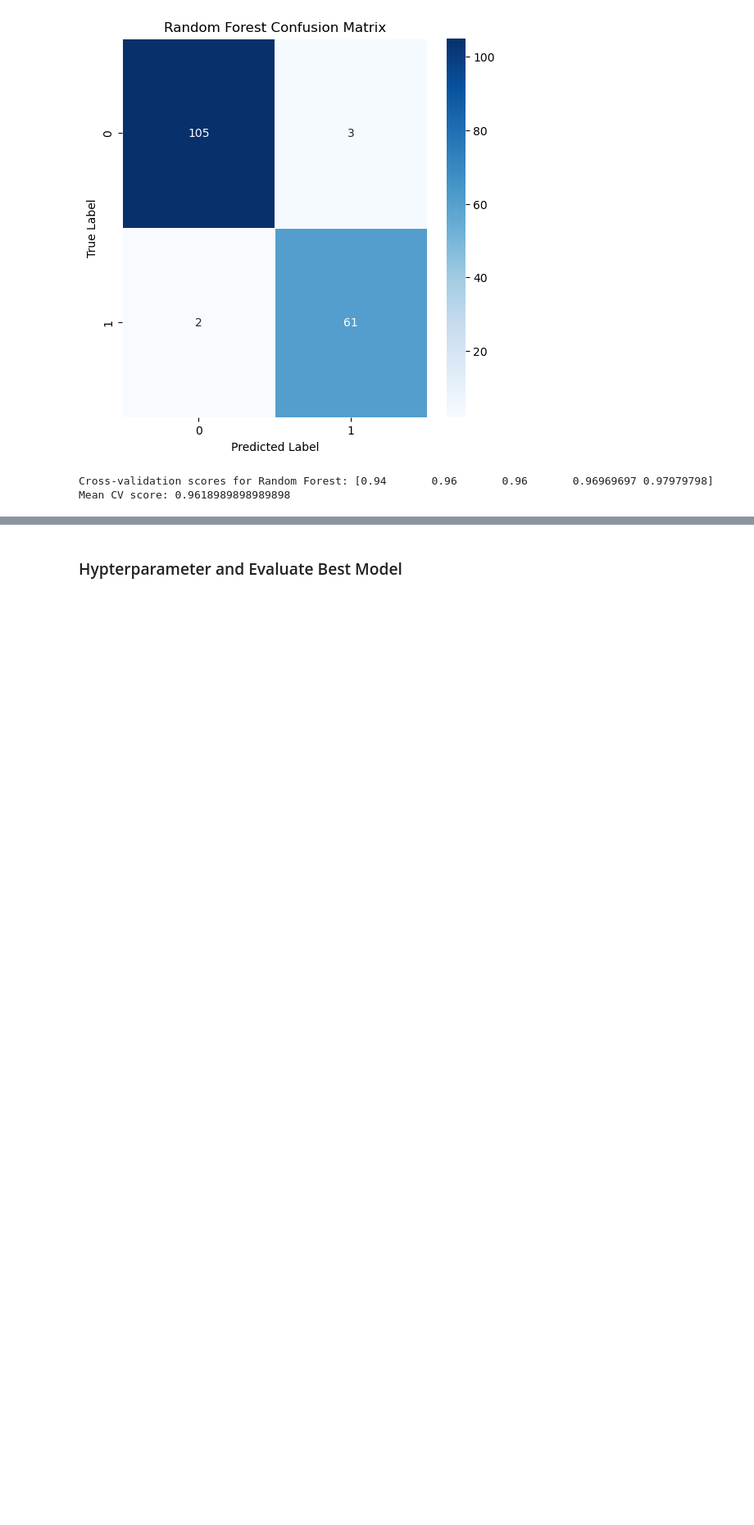
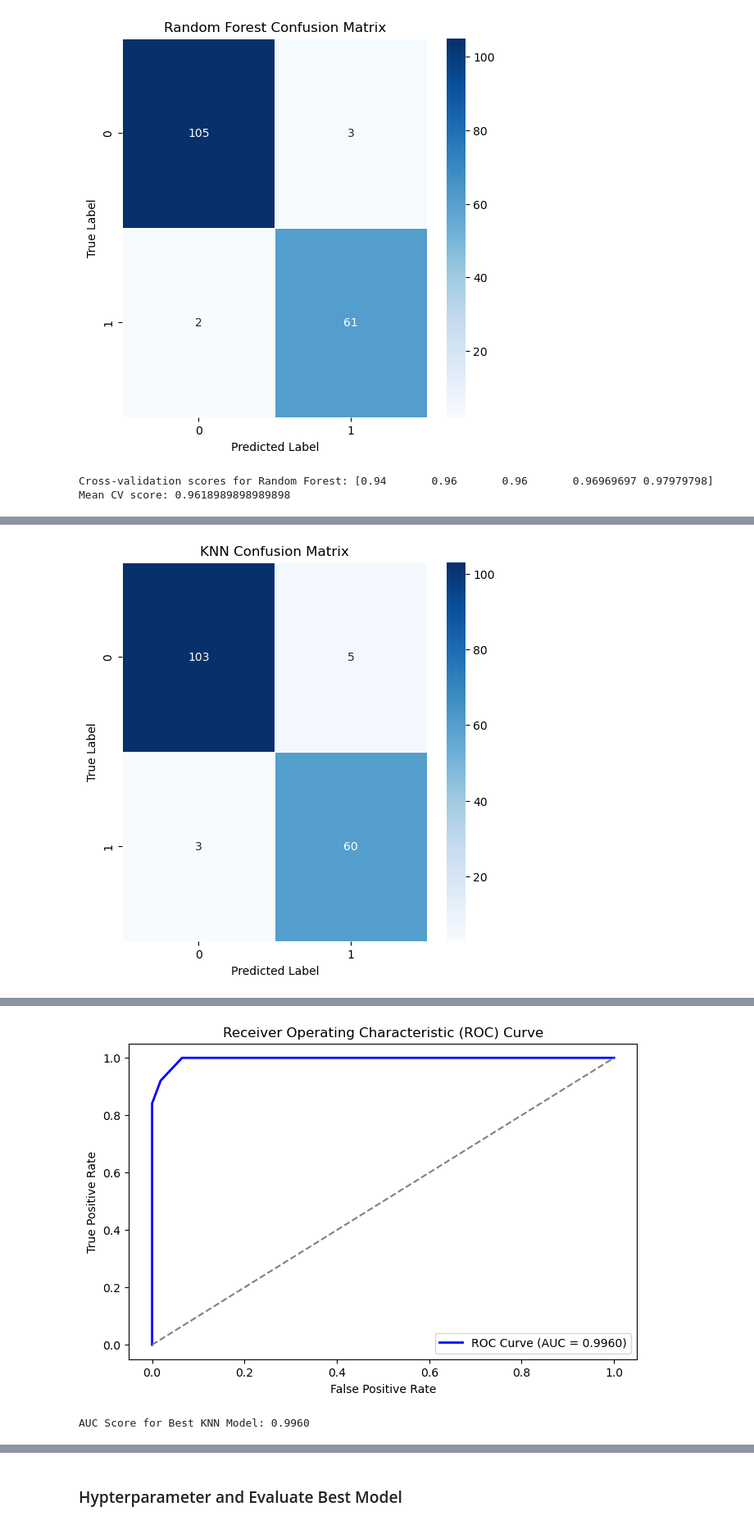
Before and after one commit to MiltonGreat/Breast-Cancer-Wisconsin, a Jupyter notebook: Breast Cancer Wisconsin.ipynb, the cells around one changed output, grey strips where cells are left out. Shown at 82% size. Saved outputs shown, nothing was run; the diff lists cells and outputs as text; code cells hidden in the pictures; blank space fills up the shorter version.

```diff
--- a/Breast Cancer Wisconsin.ipynb
+++ b/Breast Cancer Wisconsin.ipynb
@@ -321,3 +333,76 @@ print(f"Mean CV score: {cv_scores_rf.mean()}")
 [figure]
 Cross-validation scores for Random Forest: [0.94       0.96       0.96       0.96969697 0.97979798]
 Mean CV score: 0.9618989898989898
+# %%
+from sklearn.neighbors import KNeighborsClassifier
+from sklearn.model_selection import train_test_split, GridSearchCV
+from sklearn.metrics import classification_report, confusion_matrix, roc_auc_score, roc_curve, auc
+
+# K-Nearest Neighbor Classifier
+knn_model = KNeighborsClassifier(n_neighbors=5)  # You can tune the number of neighbors
+knn_model.fit(X_train_resampled, y_train_resampled)
+y_pred_knn = knn_model.predict(X_test_scaled)
+
+# printing samples from predicted and actual values
+print('Predicted values: ', y_pred_knn[:10])
+print('Actual values: ', y_test[:10])
+
+# Evaluation for KNN
+print("\nKNN Classification Report")
+print(classification_report(y_test, y_pred_knn))
+
+# ROC-AUC for KNN
+roc_auc_knn = roc_auc_score(y_test, knn_model.predict_proba(X_test_scaled)[:, 1])
+print(f"KNN ROC-AUC: {roc_auc_knn}")
+
+# Confusion Matrix for KNN
+plt.figure(figsize=(6, 6))
+sns.heatmap(confusion_matrix(y_test, y_pred_knn), annot=True, fmt='d', cmap='Blues', linewidths=0.5)
+plt.title('KNN Confusion Matrix')
+plt.ylabel('True Label')
+plt.xlabel('Predicted Label')
+plt.show()
+
+# Cross-validation for KNN
+cv_scores_knn = cross_val_score(knn_model, X_train_resampled, y_train_resampled, cv=5)
+print(f"\nCross-validation scores for KNN: {cv_scores_knn}")
+print(f"Mean CV score: {cv_scores_knn.mean()}")
+
+# Hyperparameter Tuning with GridSearchCV (for KNN)
+param_grid_knn = {
+    'n_neighbors': [3, 5, 7, 10],
+    'weights': ['uniform', 'distance'],
+    'metric': ['euclidean', 'manhattan']
+}
+
+knn_grid_search = GridSearchCV(estimator=knn_model, param_grid=param_grid_knn, cv=5, scoring='accuracy')
+knn_grid_search.fit(X_train, y_train)
+print(f"\nBest Parameters from GridSearchCV (KNN): {knn_grid_search.best_params_}")
+
+best_knn_model = knn_grid_search.best_estimator_
+
+y_pred_best_knn = best_knn_model.predict(X_test)
+print("\nBest KNN Performance after Hyperparameter Tuning:")
+print(f"Accuracy: {accuracy_score(y_test, y_pred_best_knn)}")
+print(f"ROC-AUC Score: {roc_auc_score(y_test, best_knn_model.predict_proba(X_test)[:, 1])}")
+print(classification_report(y_test, y_pred_best_knn))
+
+# Compute ROC curve and AUC for the best KNN model
+y_pred_proba_best_knn = best_knn_model.predict_proba(X_test)[:, 1]  # Get probability estimates for class 1
+
+fpr, tpr, _ = roc_curve(y_test, y_pred_proba_best_knn)
+roc_auc = auc(fpr, tpr)
+
+# Plot the ROC Curve
+plt.figure(figsize=(8, 5))
+plt.plot(fpr, tpr, color='blue', lw=2, label=f'ROC Curve (AUC = {roc_auc:.4f})')
+plt.plot([0, 1], [0, 1], color='gray', linestyle='--')  # Diagonal line for random guessing
+plt.xlabel("False Positive Rate")
+plt.ylabel("True Positive Rate")
+plt.title("Receiver Operating Characteristic (ROC) Curve")
+plt.legend()
+plt.show()
+
+# Print AUC Score for Best KNN Model
+print(f"AUC Score for Best KNN Model: {roc_auc:.4f}")
+# %% [output]
@@ -323,0 +426 @@ Mean CV score: 0.9618989898989898
+[figure, added]
@@ -323,0 +443,2 @@ Mean CV score: 0.9618989898989898
+[figure, added]
+AUC Score for Best KNN Model: 0.9960
```
Also changed, not shown: parts of 13 cells of this notebook.
